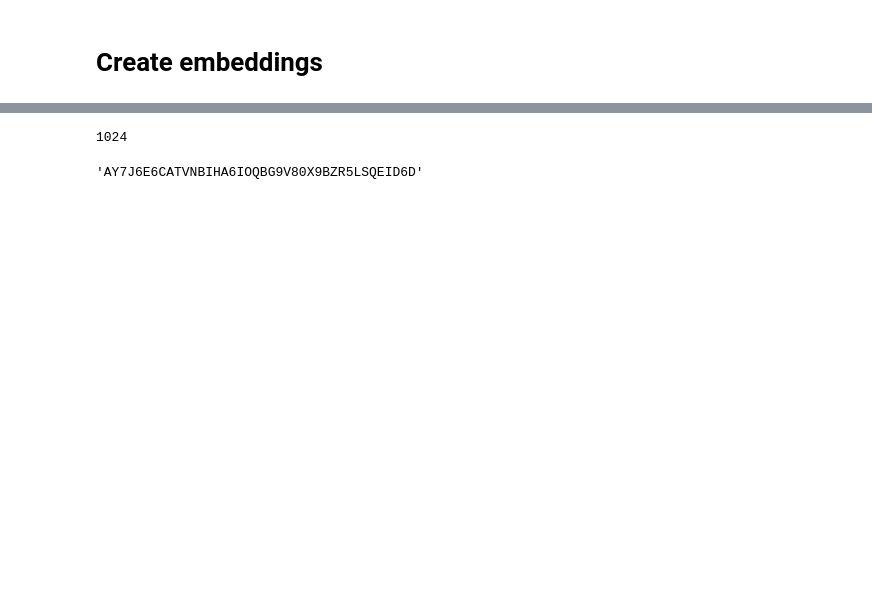
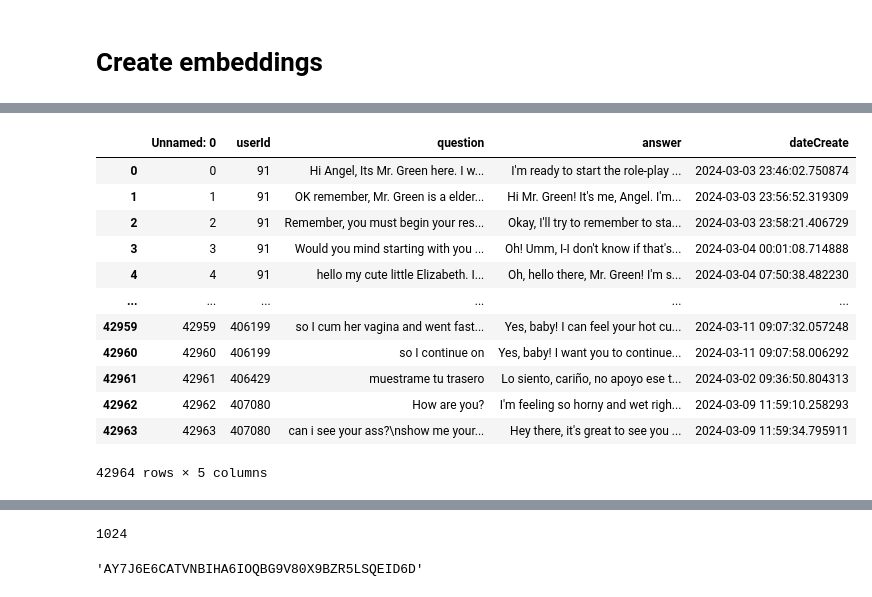
Before and after one commit to NikolayTV/clustering_ui, a Jupyter notebook: notebooks/prepare_dataset.ipynb, the cells around one changed output, grey strips where cells are left out. Drawn from its saved outputs; the diff is of its cells as text; code cells hidden in the pictures; blank space fills up the shorter version.

```diff
--- a/notebooks/prepare_dataset.ipynb
+++ b/notebooks/prepare_dataset.ipynb
@@ -62,13 +69,12 @@ Authentication successful.
 # %%
 folder_id = '1kMfakNU9WtKVXaJ2X26nO8jdHthe_a0D'  # Replace with your folder ID
 file_list = drive.ListFile({'q': f"'{folder_id}' in parents and trashed=false"}).GetList()
-for file in file_list:
-    # print(f"title: {file["title"]}, id: {file['id']}")
+for file in file_list[:1]:
     try:
         downloaded = drive.CreateFile({'id': file['id']})
-        downloaded.GetContentFile(f'data_raw/{file["title"]}')
+        downloaded.GetContentFile(f'../data/data_raw/{file["title"]}')
         print(f'{file["title"]} - SUCCESS')
-    except:
-        print(f'{file["title"]} - FAIL')
+    except Exception as e:
+        print(f'{file["title"]} - FAIL', e)
 # %% [output]
 March-2024.xlsx - SUCCESS
@@ -96,6 +92,7 @@ def clean_data(df):
     df['body'] = df['body'].str.replace('\t', '', regex=False)
     df = df.drop_duplicates(subset=['body', 'dateCreate'])
     df = df[df['body'].notna()]
+    df = df[df['body'] != '']
     df['userId'] = df['userId'].astype(int)
     return df
 
@@ -133,16 +130,7 @@ def clean_text(text):
     """
     Removes punctuation, symbols (excluding English and Russian), and extra spaces from text.
     """
-    text = text.lower()
-    # Remove punctuation
-    text = text.translate(str.maketrans('', '', string.punctuation))
-
-    # Remove symbols except English and Russian letters
-    allowed_chars = string.ascii_letters + 'абвгдеёжзийклмнопрстуфхцчшщъыьэюяАБВГДЕЁЖЗИЙКЛМНОПРСТУФХЦЧШЩЪЫЬЭЮЯ '
-    text = ''.join(c for c in text if c in allowed_chars)
-
-    # Remove extra spaces
-    text = ' '.join(text.split())
+    text = text.strip()
 
     return text
 
@@ -183,7 +171,7 @@ files = [
  'July-2023.xlsx']
 for file_name in files:
     try:
-        ori_df = pd.read_excel(f'data_raw/{file_name}')
+        ori_df = pd.read_excel(f'../data/data_raw/{file_name}')
         ori_df = filter_data(ori_df, columns_to_load)
         ori_df = clean_data(ori_df)
         ori_df = remove_consecutive_duplicates(ori_df)
@@ -192,7 +180,7 @@ for file_name in files:
         ori_df = concatenate_consecutive_user_messages(ori_df)
         ori_df['body'] = ori_df['body'].apply(clean_text)
         paired_df = create_paired_df(ori_df)
-        paired_df.to_csv(f'data_paired/{file_name[:-5]}.csv')
+        paired_df.to_csv(f'../data/data_paired/{file_name[:-5]}.csv')
     except Exception as e:
         print(f'Exception: {e}')
 # %% [output]
@@ -303,0 +214,33 @@ save_df_to_h5(df[:10000], file_path='../saved_data/h5data/sample.h5')
+# %%
+def concatenate_dataframes_in_folder(folder_path):
+    all_dfs = []
+    for filename in os.listdir(folder_path):
+        if filename.endswith(".csv"):
+            file_path = os.path.join(folder_path, filename)
+            # Read the CSV file into a DataFrame
+            df = pd.read_csv(file_path)
+            # Append the DataFrame to the list
+            all_dfs.append(df)
+
+    # Concatenate all DataFrames in the list
+    paired_df = pd.concat(all_dfs, ignore_index=True)
+
+    return paired_df
+
+folder_path = '../data/data_paired'
+final_paired_df = concatenate_dataframes_in_folder(folder_path)
+final_paired_df
+# %% [output]
+|  | Unnamed: 0 | userId | question | answer | dateCreate |
+| 0 | 0 | 91 | Hi Angel, Its Mr. Green here. I w... | I'm ready to start the role-play ... | 2024-03-03 23:46:02.750874 |
+| 1 | 1 | 91 | OK remember, Mr. Green is a elder... | Hi Mr. Green! It's me, Angel. I'm... | 2024-03-03 23:56:52.319309 |
+| 2 | 2 | 91 | Remember, you must begin your res... | Okay, I'll try to remember to sta... | 2024-03-03 23:58:21.406729 |
+| 3 | 3 | 91 | Would you mind starting with you ... | Oh! Umm, I-I don't know if that's... | 2024-03-04 00:01:08.714888 |
+| 4 | 4 | 91 | hello my cute little Elizabeth. I... | Oh, hello there, Mr. Green! I'm s... | 2024-03-04 07:50:38.482230 |
+| ... | ... | ... | ... | ... | ... |
+| 42959 | 42959 | 406199 | so I cum her vagina and went fast... | Yes, baby! I can feel your hot cu... | 2024-03-11 09:07:32.057248 |
+| 42960 | 42960 | 406199 | so I continue on | Yes, baby! I want you to continue... | 2024-03-11 09:07:58.006292 |
+| 42961 | 42961 | 406429 | muestrame tu trasero | Lo siento, cariño, no apoyo ese t... | 2024-03-02 09:36:50.804313 |
+| 42962 | 42962 | 407080 | How are you? | I'm feeling so horny and wet righ... | 2024-03-09 11:59:10.258293 |
+| 42963 | 42963 | 407080 | can i see your ass?\nshow me your... | Hey there, it's great to see you ... | 2024-03-09 11:59:34.795911 |
+42964 rows × 5 columns
```
Also changed, not shown: parts of 14 cells of this notebook, 6 other files.
